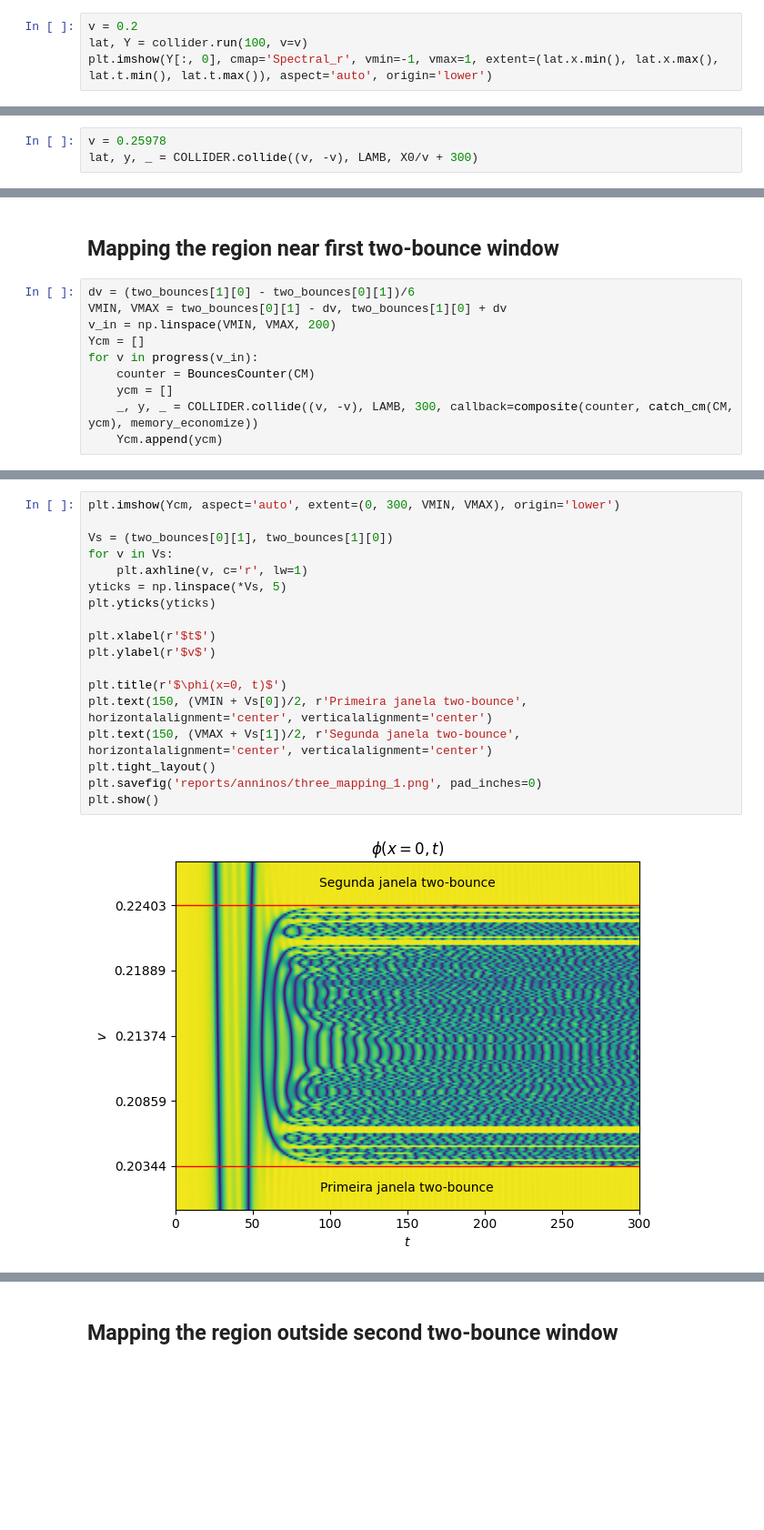
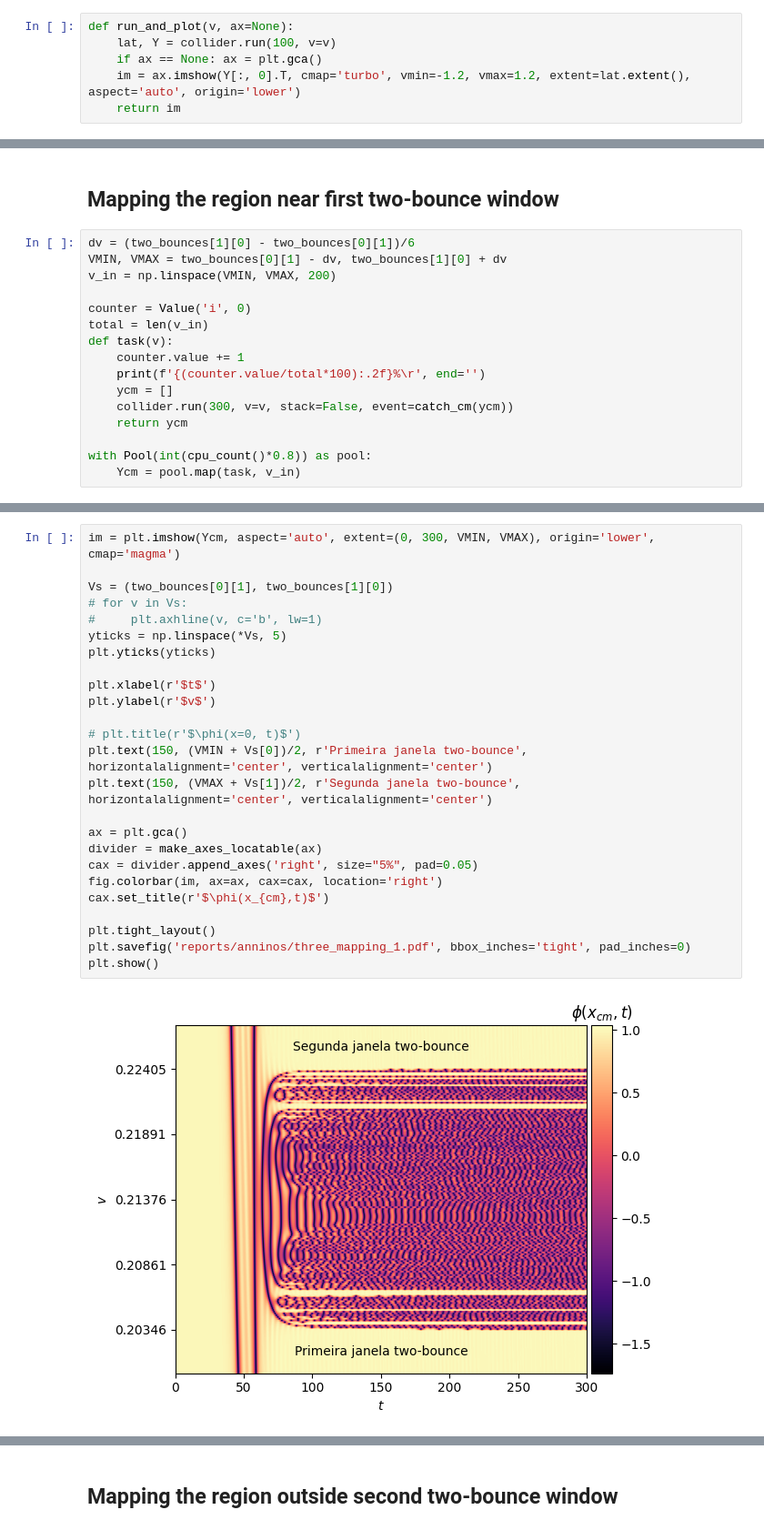
Before and after one commit to JairoSSantos/parallel-kink-scattering, a Jupyter notebook: notebooks/fractal-structure.ipynb, the cells around one changed output, grey strips where cells are left out. Shown: that part at 91% size. Saved outputs shown, nothing was run; the diff lists cells and outputs as text; blank space fills up the shorter version.

```diff
--- a/notebooks/fractal-structure.ipynb
+++ b/notebooks/fractal-structure.ipynb
@@ -37,4 +74,6 @@ collider = Collider(
 # %%
-v = 0.2
-lat, Y = collider.run(100, v=v)
-plt.imshow(Y[:, 0], cmap='Spectral_r', vmin=-1, vmax=1, extent=(lat.x.min(), lat.x.max(), lat.t.min(), lat.t.max()), aspect='auto', origin='lower')
+def run_and_plot(v, ax=None):
+    lat, Y = collider.run(100, v=v)
+    if ax == None: ax = plt.gca()
+    im = ax.imshow(Y[:, 0].T, cmap='turbo', vmin=-1.2, vmax=1.2, extent=lat.extent(), aspect='auto', origin='lower')
+    return im
@@ -70,3 +79,0 @@ plt.plot(y[1000][475:525])
-# %%
-v = 0.25978
-lat, y, _ = COLLIDER.collide((v, -v), LAMB, X0/v + 300)
@@ -222,10 +317,16 @@ sim_amount, sum(sim_amount) + 2*len(sim_amount)
 dv = (two_bounces[1][0] - two_bounces[0][1])/6
 VMIN, VMAX = two_bounces[0][1] - dv, two_bounces[1][0] + dv
 v_in = np.linspace(VMIN, VMAX, 200)
-Ycm = []
-for v in progress(v_in):
-    counter = BouncesCounter(CM)
+
+counter = Value('i', 0)
+total = len(v_in)
+def task(v):
+    counter.value += 1
+    print(f'{(counter.value/total*100):.2f}%\r', end='')
     ycm = []
-    _, y, _ = COLLIDER.collide((v, -v), LAMB, 300, callback=composite(counter, catch_cm(CM, ycm), memory_economize))
-    Ycm.append(ycm)
+    collider.run(300, v=v, stack=False, event=catch_cm(ycm))
+    return ycm
+
+with Pool(int(cpu_count()*0.8)) as pool:
+    Ycm = pool.map(task, v_in)
 # %% [output]
@@ -233,21 +334,28 @@ for v in progress(v_in):
 # %%
-plt.imshow(Ycm, aspect='auto', extent=(0, 300, VMIN, VMAX), origin='lower')
+im = plt.imshow(Ycm, aspect='auto', extent=(0, 300, VMIN, VMAX), origin='lower', cmap='magma')
 
 Vs = (two_bounces[0][1], two_bounces[1][0])
-for v in Vs:
-    plt.axhline(v, c='r', lw=1)
+# for v in Vs:
+#     plt.axhline(v, c='b', lw=1)
 yticks = np.linspace(*Vs, 5)
 plt.yticks(yticks)
 
 plt.xlabel(r'$t$')
 plt.ylabel(r'$v$')
 
-plt.title(r'$\phi(x=0, t)$')
+# plt.title(r'$\phi(x=0, t)$')
 plt.text(150, (VMIN + Vs[0])/2, r'Primeira janela two-bounce', horizontalalignment='center', verticalalignment='center')
 plt.text(150, (VMAX + Vs[1])/2, r'Segunda janela two-bounce', horizontalalignment='center', verticalalignment='center')
+
+ax = plt.gca()
+divider = make_axes_locatable(ax)
+cax = divider.append_axes('right', size="5%", pad=0.05)
+fig.colorbar(im, ax=ax, cax=cax, location='right')
+cax.set_title(r'$\phi(x_{cm},t)$')
+
 plt.tight_layout()
-plt.savefig('reports/anninos/three_mapping_1.png', pad_inches=0)
+plt.savefig('reports/anninos/three_mapping_1.pdf', bbox_inches='tight', pad_inches=0)
 plt.show()
 # %% [output]
-[figure, old version]
+[figure, new version]
 # %%
```
Also changed, not shown: parts of 36 cells of this notebook, 21 other files.
